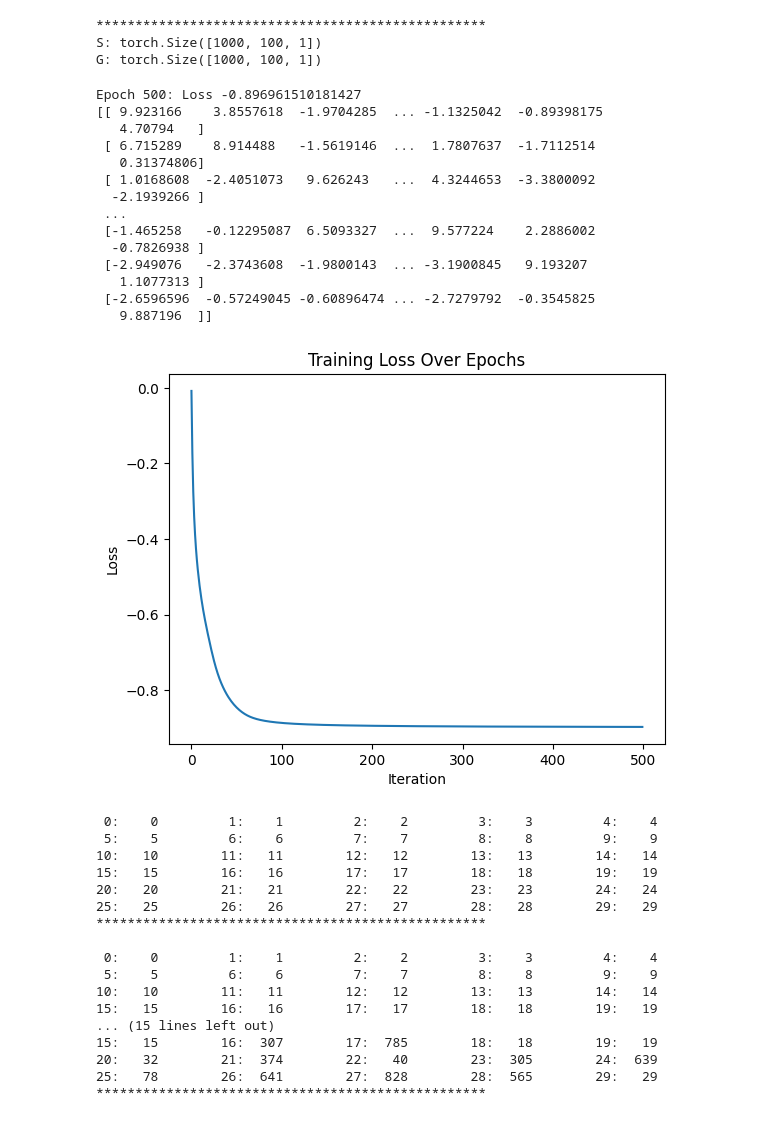
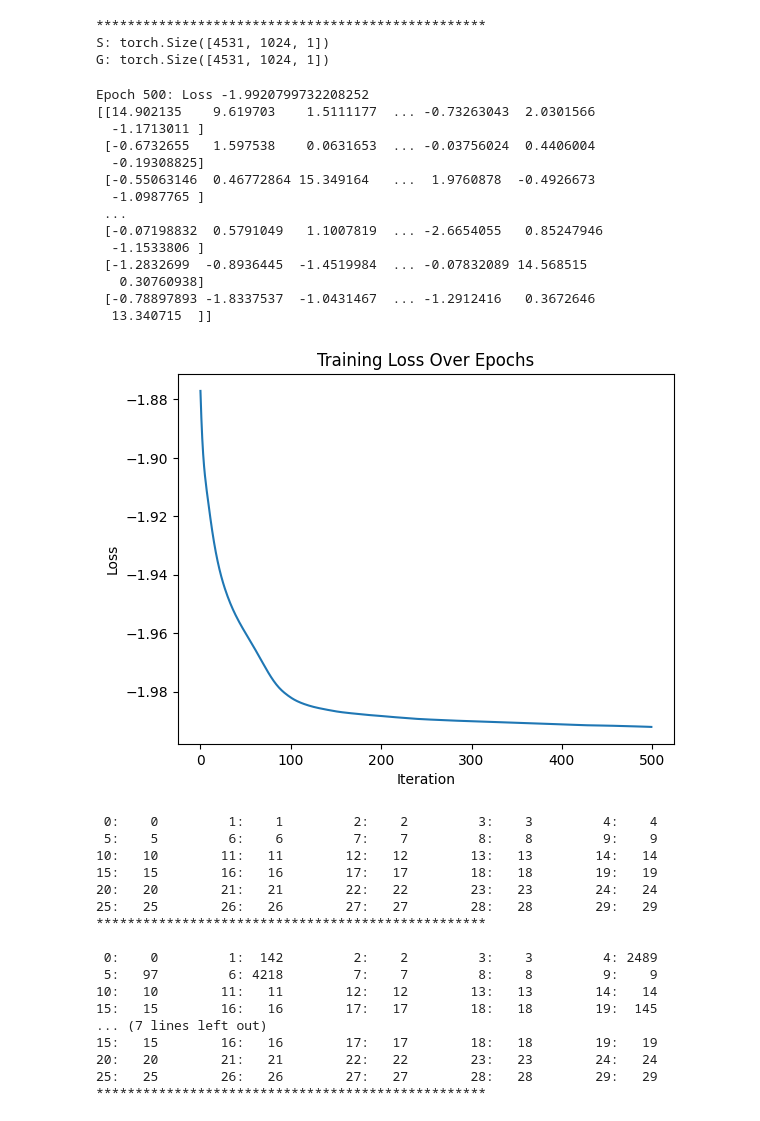
Before and after one commit to darkwilldie/MUSE, a Jupyter notebook: MUSE_demo/tangram_test.ipynb, the cells around one changed output. Drawn from its saved outputs; the diff is of its cells as text; code cells hidden in the pictures.

```diff
--- a/MUSE_demo/tangram_test.ipynb
+++ b/MUSE_demo/tangram_test.ipynb
@@ -9,0 +25,17 @@ latent_st = torch.tensor(latent_st, device='cuda:0')
+# %%
+# data_path = '/home/lqr/CLIMA/datasets/section2/processed_data'
+data_path = '/home/lqr/CLIMA/datasets/new_simu/encoded'
+data = np.load(join(data_path, 'skin_normalized.npz'))
+for key, value in data.items():
+    print(key, value.shape)
+# gene_sc = torch.tensor(data['arr_0'], device='cuda:0', dtype=torch.float32).squeeze(0)
+# gene_st = torch.tensor(data['arr_1'], device='cuda:0', dtype=torch.float32).squeeze(0)
+gene = torch.tensor(data['gene'], device='cuda:0', dtype=torch.float32)
+peak = torch.tensor(data['peak'], device='cuda:0', dtype=torch.float32)
+gene_plus_peak = torch.tensor(data['gene_plus_peak'], device='cuda:0', dtype=torch.float32)
+# gene_times_peak = torch.tensor(data['gene_times_peak'], device='cuda:0', dtype=torch.float32)
+
+gene_sc = gene
+gene_st = gene_plus_peak
+
+sample_size = gene.shape[0]
@@ -40,33 +77,33 @@ Epoch 500: Loss -1.856940507888794
 # %%
 # 用cosine_similarity驱动的tangram进行计算
 
 import cos_tg.train_tangram as tg_cos
 
 # tangram
 cos_tg_sim, _ = tg_cos.read_csv_and_run_tangram(
-    [latent_sc],
-    [latent_st],
+    [gene_sc],
+    [gene_sc],
     num_epochs=500,
     print_interval=500,
     lambda_g1=1,
-    lambda_g2=0,
+    lambda_g2=1,
 )
 # %% [output]
 **************************************************
-S: torch.Size([1000, 100, 1])
-G: torch.Size([1000, 100, 1])
+S: torch.Size([4531, 1024, 1])
+G: torch.Size([4531, 1024, 1])
-Epoch 500: Loss -0.896961510181427
-[[ 9.923166    3.8557618  -1.9704285  ... -1.1325042  -0.89398175
-   4.70794   ]
- [ 6.715289    8.914488   -1.5619146  ...  1.7807637  -1.7112514
-   0.31374806]
- [ 1.0168608  -2.4051073   9.626243   ...  4.3244653  -3.3800092
-  -2.1939266 ]
+Epoch 500: Loss -1.9920799732208252
+[[14.902135    9.619703    1.5111177  ... -0.73263043  2.0301566
+  -1.1713011 ]
+ [-0.6732655   1.597538    0.0631653  ... -0.03756024  0.4406004
+  -0.19308825]
+ [-0.55063146  0.46772864 15.349164   ...  1.9760878  -0.4926673
+  -1.0987765 ]
  ...
- [-1.465258   -0.12295087  6.5093327  ...  9.577224    2.2886002
-  -0.7826938 ]
- [-2.949076   -2.3743608  -1.9800143  ... -3.1900845   9.193207
-   1.1077313 ]
- [-2.6596596  -0.57249045 -0.60896474 ... -2.7279792  -0.3545825
-   9.887196  ]]
+ [-0.07198832  0.5791049   1.1007819  ... -2.6654055   0.85247946
+  -1.1533806 ]
+ [-1.2832699  -0.8936445  -1.4519984  ... -0.07832089 14.568515
+   0.30760938]
+ [-0.78897893 -1.8337537  -1.0431467  ... -1.2912416   0.3672646
+  13.340715  ]]
-[figure, old version]
+[figure, new version]
@@ -73,7 +112,8 @@ Epoch 500: Loss -0.896961510181427
 # %%
 # 计算cosine_similarity
 from sklearn.metrics.pairwise import cosine_similarity
-cos = cosine_similarity(latent_sc.cpu().numpy(), latent_st.cpu().numpy())
+cos = cosine_similarity(gene_sc.cpu().numpy(), gene_sc.cpu().numpy())
+torch.save(torch.tensor(cos, dtype=torch.float32), '/home/lqr/CLIMA/code/pretrained_weights/org_cos.pt')
 cos_mapping = cos.argmax(axis=1)
 for i in range(len(cos_mapping)):
     if i < 30:
@@ -111,14 +151,14 @@ print('*'*50)
 25:   25        26:   26        27:   27        28:   28        29:   29
 **************************************************
 
- 0:    0         1:    1         2:    2         3:    3         4:    4
- 5:    5         6:    6         7:    7         8:    8         9:    9
+ 0:    0         1:  142         2:    2         3:    3         4: 2489
+ 5:   97         6: 4218         7:    7         8:    8         9:    9
 10:   10        11:   11        12:   12        13:   13        14:   14
+15:   15        16:   16        17:   17        18:   18        19:  145
+... (7 lines left out)
 15:   15        16:   16        17:   17        18:   18        19:   19
-... (15 lines left out)
-15:   15        16:  307        17:  785        18:   18        19:   19
-20:   32        21:  374        22:   40        23:  305        24:  639
-25:   78        26:  641        27:  828        28:  565        29:   29
+20:   20        21:   21        22:   22        23:   23        24:   24
+25:   25        26:   26        27:   27        28:   28        29:   29
 **************************************************
 # %%
 # 计算acc
```
Also changed, not shown: parts of 10 cells of this notebook, 8 other files.
